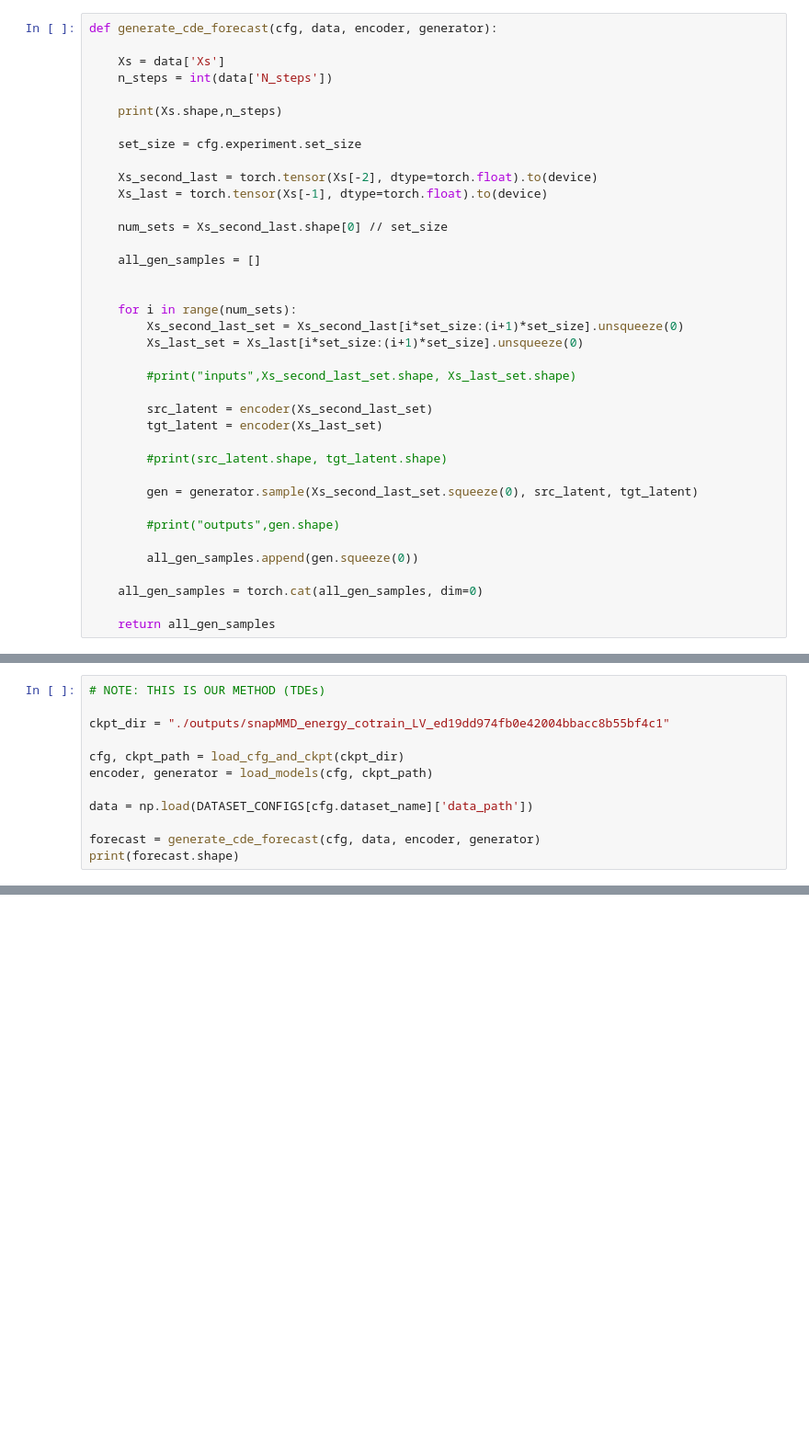
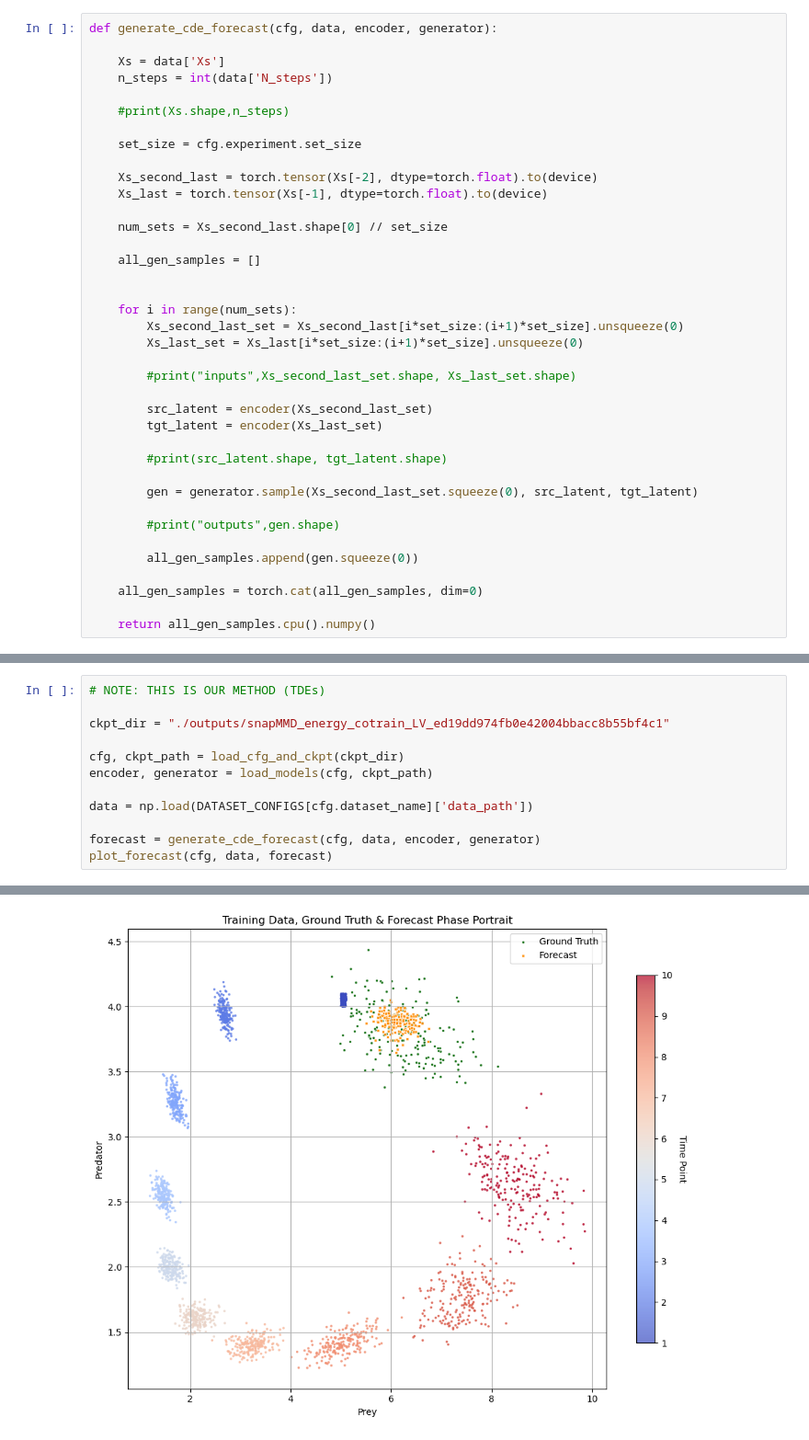
Before and after one commit to njwfish/DistributionConditionedTransport, a Jupyter notebook: notebooks/snapMMD.ipynb, the cells around one changed output, grey strips where cells are left out. Shown: that part at 92% size. Cells and saved outputs as stored; diff of their text form; blank space fills up the shorter version.

```diff
--- a/notebooks/snapMMD.ipynb
+++ b/notebooks/snapMMD.ipynb
@@ -87,7 +87,7 @@ def generate_cde_forecast(cfg, data, encoder, generator):
     Xs = data['Xs']
     n_steps = int(data['N_steps'])
 
-    print(Xs.shape,n_steps)
+    #print(Xs.shape,n_steps)
 
     set_size = cfg.experiment.set_size
 
@@ -118,4 +118,4 @@ def generate_cde_forecast(cfg, data, encoder, generator):
 
     all_gen_samples = torch.cat(all_gen_samples, dim=0)
 
-    return all_gen_samples
+    return all_gen_samples.cpu().numpy()
@@ -130,5 +209,5 @@ encoder, generator = load_models(cfg, ckpt_path)
 data = np.load(DATASET_CONFIGS[cfg.dataset_name]['data_path'])
 
 forecast = generate_cde_forecast(cfg, data, encoder, generator)
-print(forecast.shape)
+plot_forecast(cfg, data, forecast)
 # %% [output]
@@ -136,0 +214 @@ torch.Size([192, 2])
+[figure, added]
```
Also changed, not shown: parts of 2 cells of this notebook, 2 other files.
